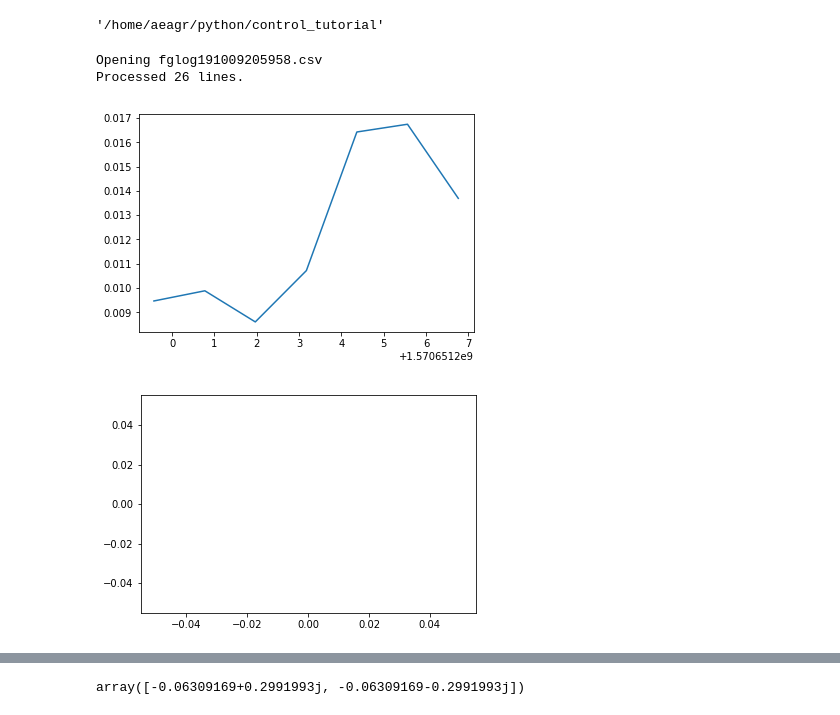
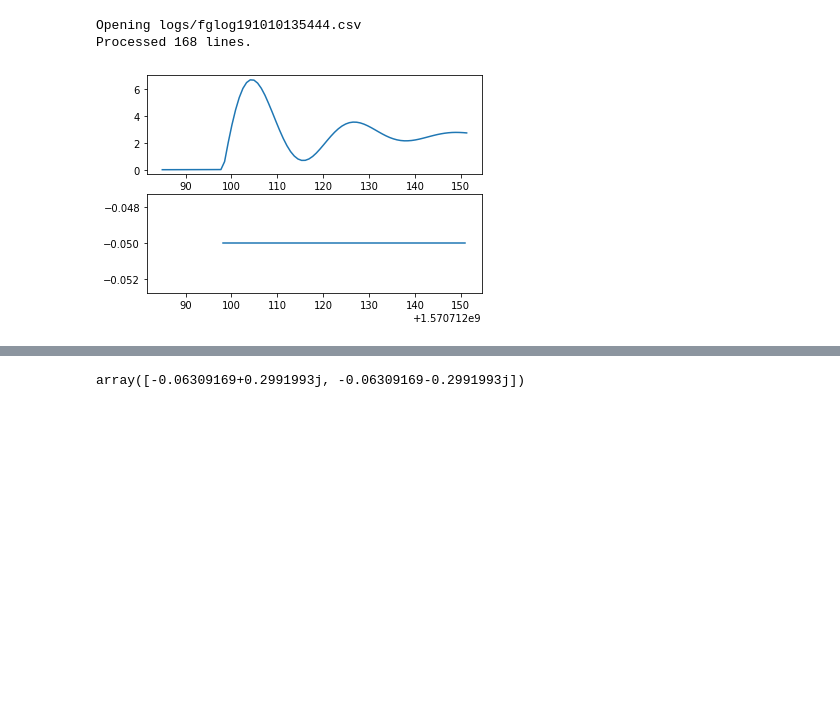
Before and after one commit to arthurrichards77/control_tutorial, a Jupyter notebook: model.ipynb, the cells around one changed output, grey strips where cells are left out. Cells and saved outputs as stored; diff of their text form; code cells hidden in the pictures; blank space fills up the shorter version.

```diff
--- a/model.ipynb
+++ b/model.ipynb
@@ -3,29 +3,24 @@ import scipy.signal
 import matplotlib.pyplot as plt
 import numpy as np
 from math import log,sqrt,pi
-# %%
-import os
-os.getcwd()
-# %% [output]
-'/home/aeagr/python/control_tutorial'
 # %%
 from fgplot import import_log
-data_dict = import_log('fglog191009205958.csv')
+data_dict = import_log('logs/fglog191010135444.csv')
 
 plt.figure()
+ax=plt.subplot(2,1,1)
 (th,h)=data_dict['/velocities/vertical-speed-fps']
 plt.plot(th,h)
 
-plt.figure()
+plt.subplot(2,1,2,sharex=ax)
 (te,e)=data_dict['/controls/flight/elevator']
 plt.plot(te,e)
 
 plt.show()
 # %% [output]
-Opening fglog191009205958.csv
-Processed 26 lines.
+Opening logs/fglog191010135444.csv
+Processed 168 lines.
-[figure, old version]
+[figure, new version]
-[figure, removed]
 # %%
 p1 = 13.4
 p2 = 7.6
```
Also changed, not shown: parts of 10 cells of this notebook.
